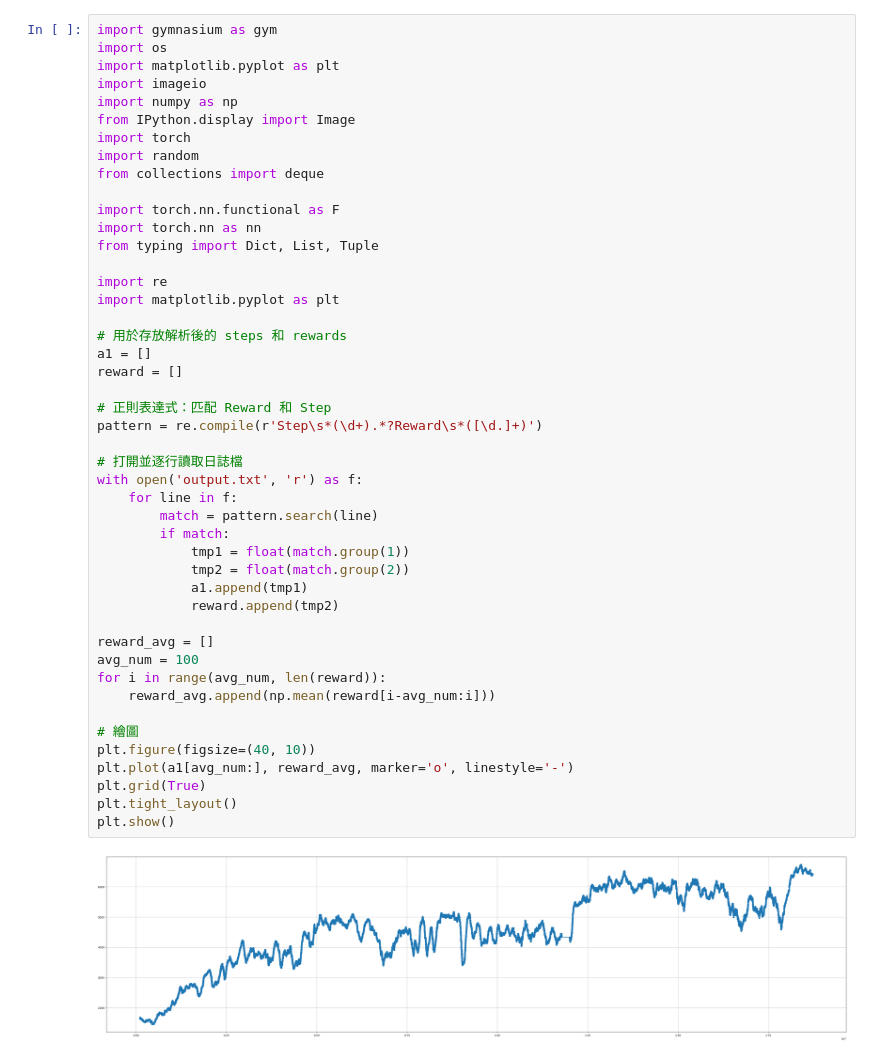
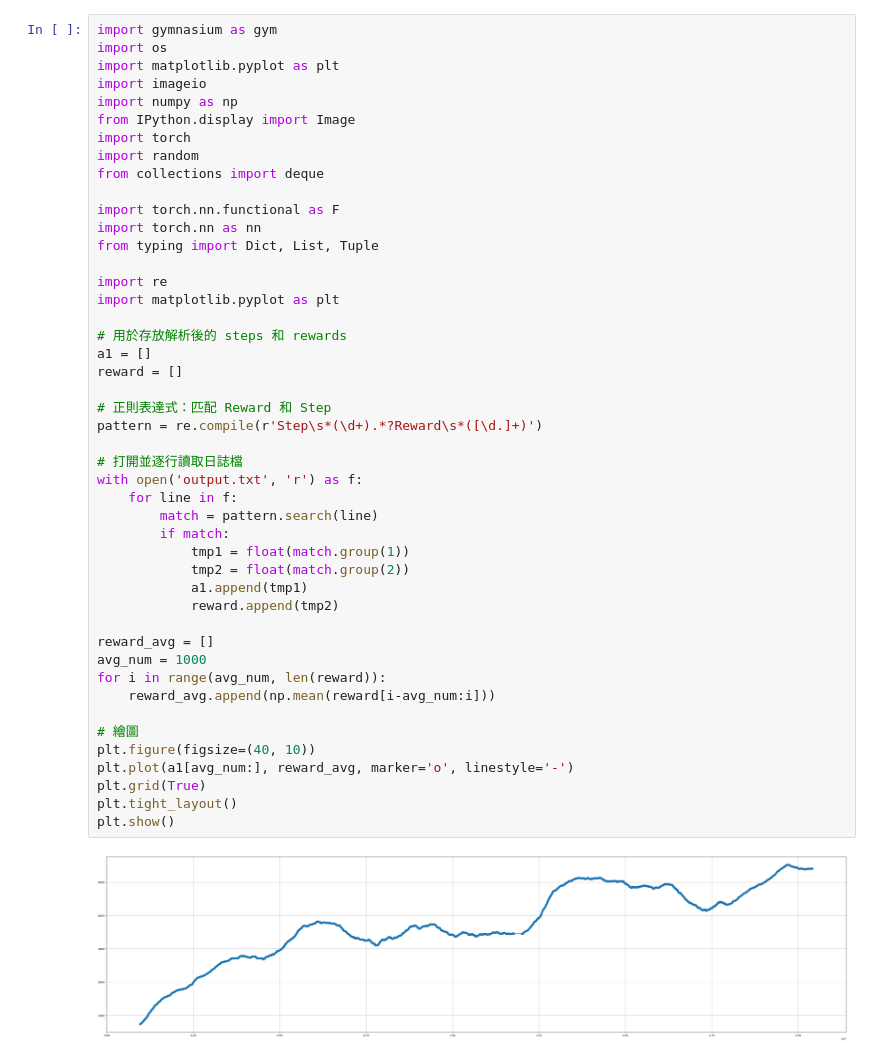
Before and after one commit to jimlin1112/DRL-Assignment-3, a Jupyter notebook: draw.ipynb, the cells around one changed output. Cells and saved outputs as stored; diff of their text form.

```diff
--- a/draw.ipynb
+++ b/draw.ipynb
@@ -17,32 +17,32 @@ import re
 import matplotlib.pyplot as plt
 
 # 用於存放解析後的 steps 和 rewards
 a1 = []
 reward = []
 
 # 正則表達式：匹配 Reward 和 Step
 pattern = re.compile(r'Step\s*(\d+).*?Reward\s*([\d.]+)')
 
 # 打開並逐行讀取日誌檔
 with open('output.txt', 'r') as f:
     for line in f:
         match = pattern.search(line)
         if match:
             tmp1 = float(match.group(1))
             tmp2 = float(match.group(2))
             a1.append(tmp1)
             reward.append(tmp2)
 
 reward_avg = []
-avg_num = 100
+avg_num = 1000
 for i in range(avg_num, len(reward)):
     reward_avg.append(np.mean(reward[i-avg_num:i]))
 
 # 繪圖
 plt.figure(figsize=(40, 10))
 plt.plot(a1[avg_num:], reward_avg, marker='o', linestyle='-')
 plt.grid(True)
 plt.tight_layout()
 plt.show()
 # %% [output]
-[figure, old version]
+[figure, new version]
```
Also changed, not shown: 2 other files.
